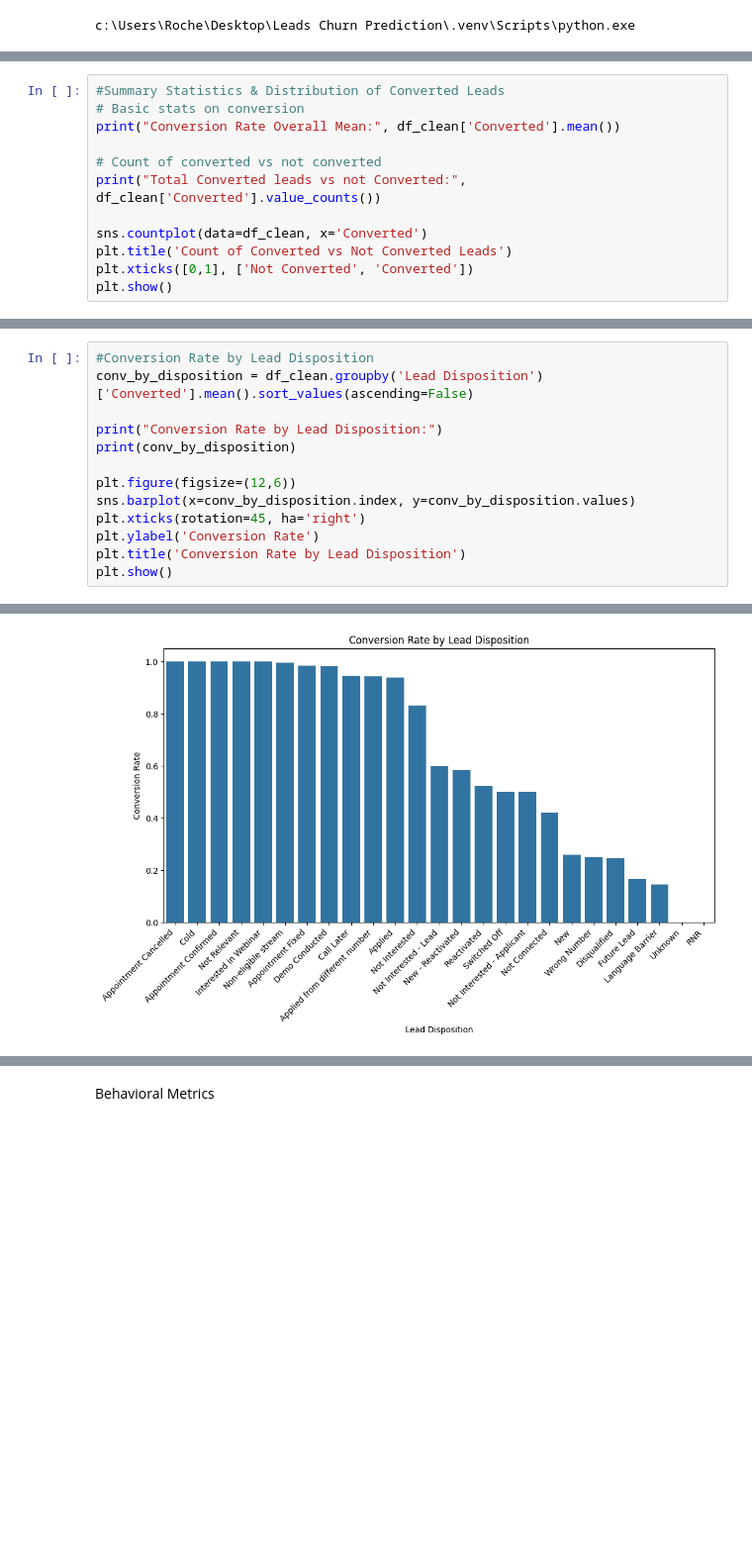
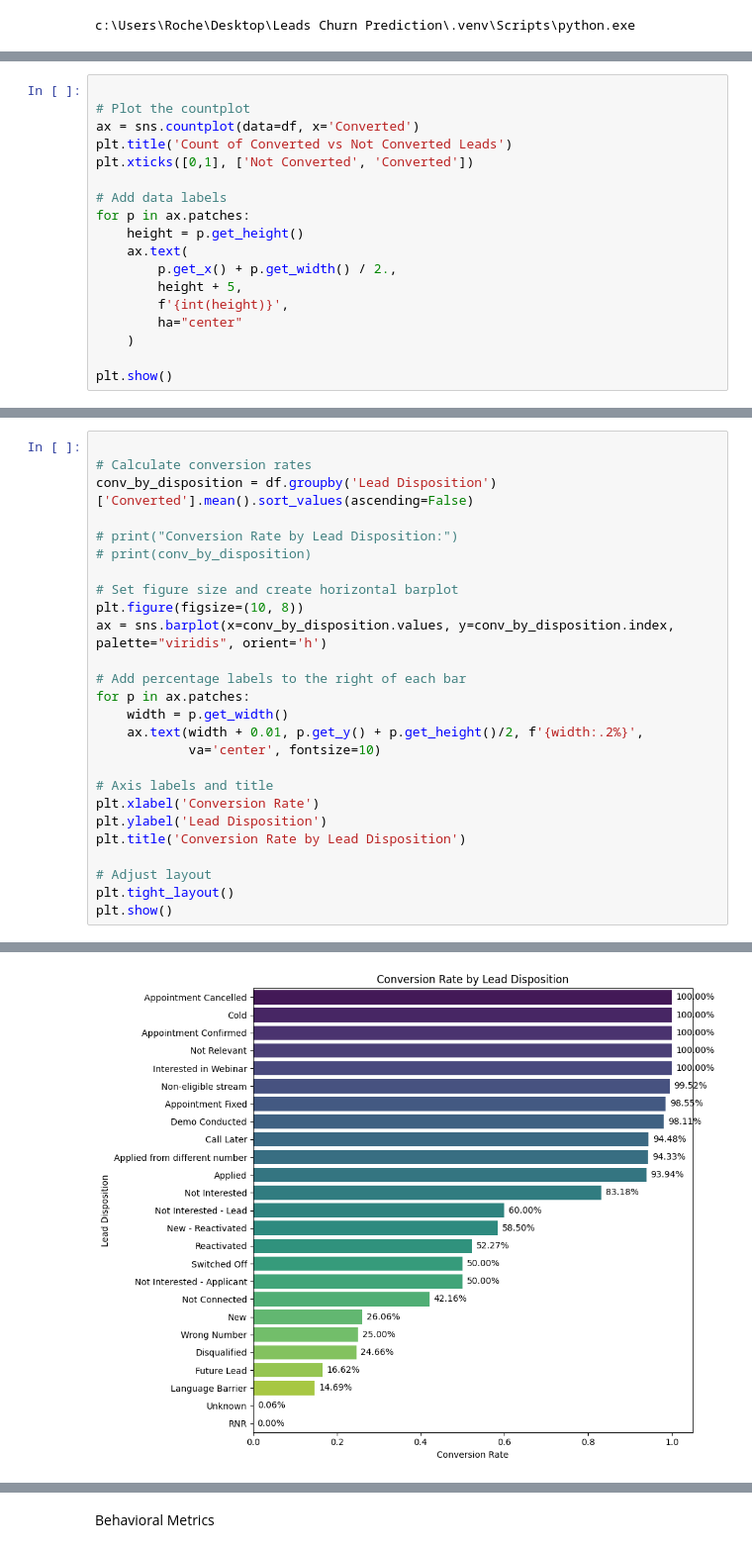
Before and after one commit to mindah-roche/lead-churn-prediction, a Jupyter notebook: Churn Prediction.ipynb, the cells around one changed output, grey strips where cells are left out. Shown at 99% size. Cells and saved outputs as stored; diff of their text form; blank space fills up the shorter version.

```diff
--- a/Churn Prediction.ipynb
+++ b/Churn Prediction.ipynb
@@ -251,13 +417,19 @@ plt.show()
 # %%
-#Summary Statistics & Distribution of Converted Leads
-# Basic stats on conversion
-print("Conversion Rate Overall Mean:", df_clean['Converted'].mean())
 
-# Count of converted vs not converted
-print("Total Converted leads vs not Converted:", df_clean['Converted'].value_counts())
-
-sns.countplot(data=df_clean, x='Converted')
+# Plot the countplot
+ax = sns.countplot(data=df, x='Converted')
 plt.title('Count of Converted vs Not Converted Leads')
 plt.xticks([0,1], ['Not Converted', 'Converted'])
+
+# Add data labels
+for p in ax.patches:
+    height = p.get_height()
+    ax.text(
+        p.get_x() + p.get_width() / 2.,
+        height + 5,
+        f'{int(height)}',
+        ha="center"
+    )
+
 plt.show()
 # %% [output]
@@ -270,14 +437,27 @@ Name: count, dtype: int64
 # %%
-#Conversion Rate by Lead Disposition
-conv_by_disposition = df_clean.groupby('Lead Disposition')['Converted'].mean().sort_values(ascending=False)
 
-print("Conversion Rate by Lead Disposition:")
-print(conv_by_disposition)
+# Calculate conversion rates
+conv_by_disposition = df.groupby('Lead Disposition')['Converted'].mean().sort_values(ascending=False)
 
-plt.figure(figsize=(12,6))
-sns.barplot(x=conv_by_disposition.index, y=conv_by_disposition.values)
-plt.xticks(rotation=45, ha='right')
-plt.ylabel('Conversion Rate')
+# print("Conversion Rate by Lead Disposition:")
+# print(conv_by_disposition)
+
+# Set figure size and create horizontal barplot
+plt.figure(figsize=(10, 8))
+ax = sns.barplot(x=conv_by_disposition.values, y=conv_by_disposition.index, palette="viridis", orient='h')
+
+# Add percentage labels to the right of each bar
+for p in ax.patches:
+    width = p.get_width()
+    ax.text(width + 0.01, p.get_y() + p.get_height()/2, f'{width:.2%}',
+            va='center', fontsize=10)
+
+# Axis labels and title
+plt.xlabel('Conversion Rate')
+plt.ylabel('Lead Disposition')
 plt.title('Conversion Rate by Lead Disposition')
+
+# Adjust layout
+plt.tight_layout()
 plt.show()
 # %% [output]
@@ -301,2 +467,2 @@ Name: Converted, dtype: float64
-[figure, old version]
+[figure, new version]
 # %%
```
Also changed, not shown: parts of 38 cells of this notebook.
